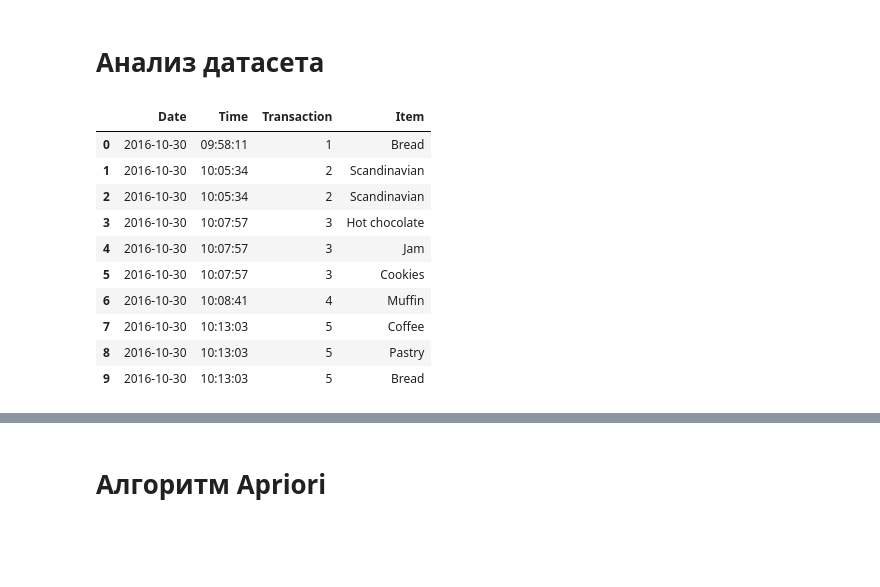
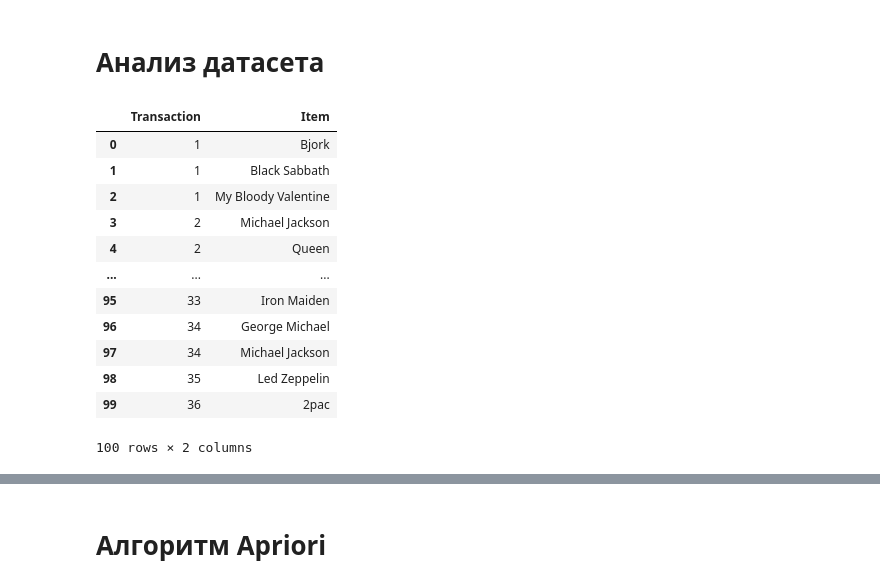
Before and after one commit to Grander78498/grander-materials-v2, a Jupyter notebook: Пр.интел.систем/prac1.ipynb, the cells around one changed output, grey strips where cells are left out. Saved outputs shown, nothing was run; the diff lists cells and outputs as text; code cells hidden in the pictures; blank space fills up the shorter version.

```diff
--- a/Пр.интел.систем/prac1.ipynb
+++ b/Пр.интел.систем/prac1.ipynb
@@ -6,17 +87,18 @@ from collections import defaultdict
 # %%
-df = pd.read_csv(".\BreadBasket_DMS.csv", encoding='utf-8')
-days = len(df['Date'].unique())
+df = pd.read_csv("./groups.csv", encoding='utf-8')
 # %%
-df.head(10)
+df.head(100)
 # %% [output]
-|  | Date | Time | Transaction | Item |
-| 0 | 2016-10-30 | 09:58:11 | 1 | Bread |
-| 1 | 2016-10-30 | 10:05:34 | 2 | Scandinavian |
-| 2 | 2016-10-30 | 10:05:34 | 2 | Scandinavian |
-| 3 | 2016-10-30 | 10:07:57 | 3 | Hot chocolate |
-| 4 | 2016-10-30 | 10:07:57 | 3 | Jam |
-| 5 | 2016-10-30 | 10:07:57 | 3 | Cookies |
-| 6 | 2016-10-30 | 10:08:41 | 4 | Muffin |
-| 7 | 2016-10-30 | 10:13:03 | 5 | Coffee |
-| 8 | 2016-10-30 | 10:13:03 | 5 | Pastry |
-| 9 | 2016-10-30 | 10:13:03 | 5 | Bread |
+|  | Transaction | Item |
+| 0 | 1 | Bjork |
+| 1 | 1 | Black Sabbath |
+| 2 | 1 | My Bloody Valentine |
+| 3 | 2 | Michael Jackson |
+| 4 | 2 | Queen |
+| ... | ... | ... |
+| 95 | 33 | Iron Maiden |
+| 96 | 34 | George Michael |
+| 97 | 34 | Michael Jackson |
+| 98 | 35 | Led Zeppelin |
+| 99 | 36 | 2pac |
+100 rows × 2 columns
```
Also changed, not shown: parts of 22 cells of this notebook, 20 other files.
